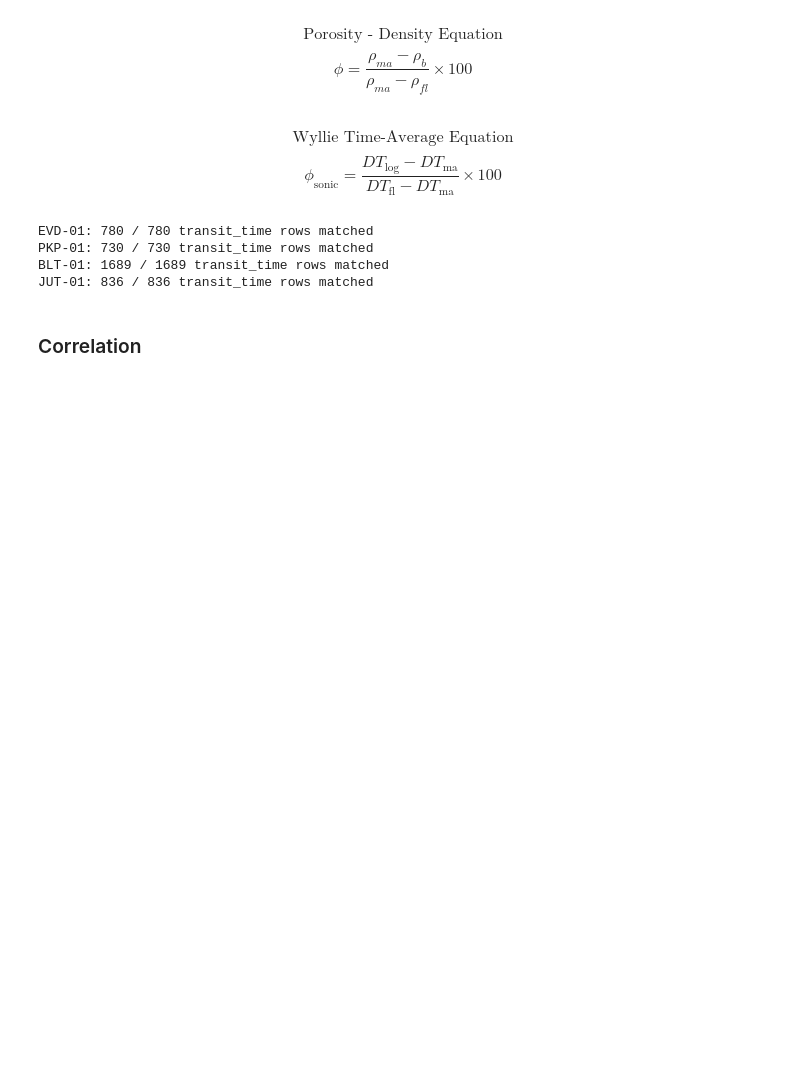
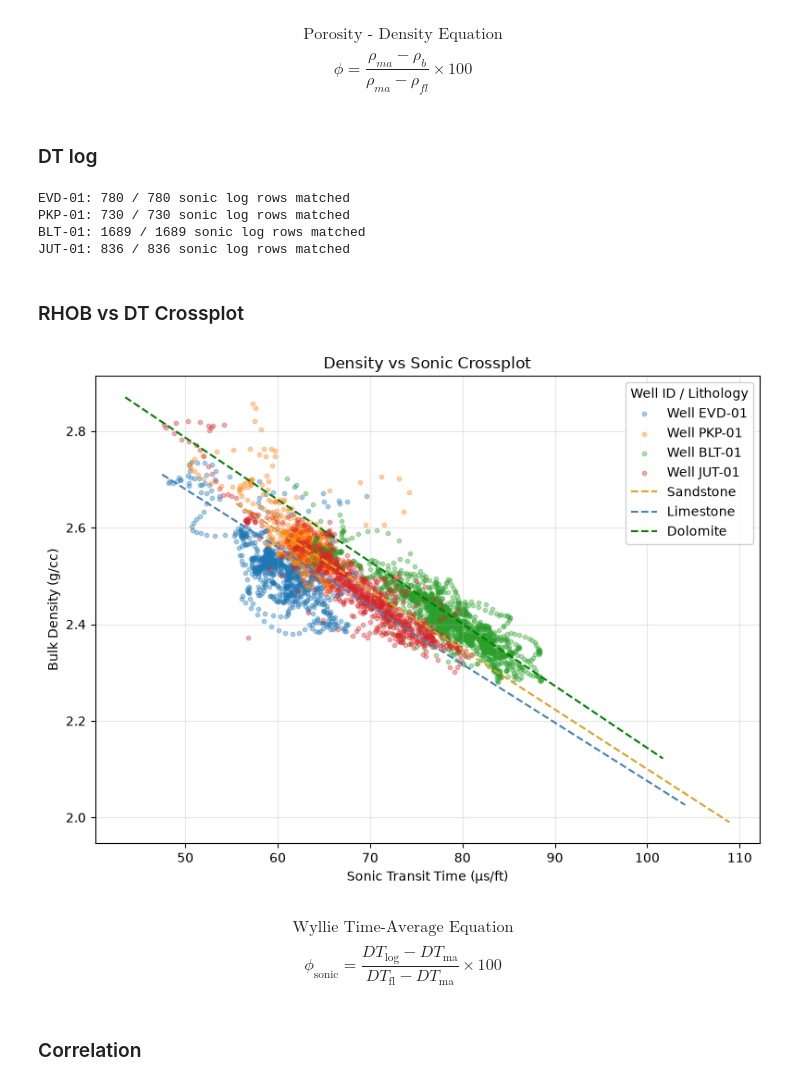
Before and after one commit to sadaraka-kadi/probable-eureka, a Jupyter notebook: notebooks/01_data_exploration.ipynb, the cells around one changed output. Drawn from its saved outputs; the diff is of its cells as text; code cells hidden in the pictures; blank space fills up the shorter version.

```diff
--- a/notebooks/01_data_exploration.ipynb
+++ b/notebooks/01_data_exploration.ipynb
@@ -441,13 +459,10 @@ df['rhob_porosity_pct'] = (
 # %% [markdown]
-$$\text{Wyllie Time-Average Equation}$$
-$$\phi_{\text{sonic}} = \frac{DT_{\text{log}} - DT_{\text{ma}}}{DT_{\text{fl}} - DT_{\text{ma}}} \times 100$$
+### DT log
 # %%
-# Transfer DT log from las to target_lithologies -- merge on GR value (not position),
-# since GR and DT come from the same LAS rows and GR is already correctly matched.
-df["transit_time"] = np.nan
+df["sonic_us_ft"] = np.nan
 
 for well in well_list:
-    las = dfs_las[well]  # already has MD_m and standardized DTC column from cells 3-5
+    las = dfs_las[well]
     depth_col = "MD_m"
     dt_col = "DTC"
 
@@ -459,17 +474,61 @@ for well in well_list:
     subset = subset.dropna(subset=["GR", dt_col])
 
     merged = df[mask].reset_index().merge(
-        subset[["GR", dt_col]].rename(columns={"GR": "gamma_ray_api", dt_col: "transit_time_new"}),
+        subset[["GR", dt_col]].rename(columns={"GR": "gamma_ray_api", dt_col: "sonic_us_ft_new"}),
         on="gamma_ray_api", how="left"
     ).drop_duplicates(subset="index").set_index("index")
 
-    n_matched = merged["transit_time_new"].notna().sum()
-    print(f"{well}: {n_matched} / {mask.sum()} transit_time rows matched")
+    n_matched = merged["sonic_us_ft_new"].notna().sum()
+    print(f"{well}: {n_matched} / {mask.sum()} sonic log rows matched")
 
-    df.loc[merged.index, "transit_time"] = merged["transit_time_new"]
+    df.loc[merged.index, "sonic_us_ft"] = merged["sonic_us_ft_new"]
 # %% [output]
-EVD-01: 780 / 780 transit_time rows matched
-PKP-01: 730 / 730 transit_time rows matched
-BLT-01: 1689 / 1689 transit_time rows matched
-JUT-01: 836 / 836 transit_time rows matched
+EVD-01: 780 / 780 sonic log rows matched
+PKP-01: 730 / 730 sonic log rows matched
+BLT-01: 1689 / 1689 sonic log rows matched
+JUT-01: 836 / 836 sonic log rows matched
+# %% [markdown]
+### RHOB vs DT Crossplot
+# %%
+fig, ax = plt.subplots(figsize=(8, 6))
+
+for i, well_id in enumerate(well_list):
+    well_df = df[df["well_id"] == well_id]
+    if well_df["sonic_us_ft"].notna().any() and well_df["bulk_density_gcc"].notna().any():
+        ax.scatter(
+            well_df["sonic_us_ft"],
+            well_df["bulk_density_gcc"],
+            alpha=0.35,
+            s=10,
+            color=colors[i % len(colors)],
+            label=f"Well {well_id}"
+        )
+
+# --- Lithology lines using Wyllie time-average + density equations ---
+# matrix transit times (us/ft) and matrix densities (g/cc) for common lithologies
+lithologies = {
+    "Sandstone": {"dt_ma": 55.5, "rho_ma": 2.65, "color": "goldenrod"},
+    "Limestone": {"dt_ma": 47.5, "rho_ma": 2.71, "color": "steelblue"},
+    "Dolomite":  {"dt_ma": 43.5, "rho_ma": 2.87, "color": "green"},
+}
+dt_fl, rho_fl = 189, 1.0  # fluid transit time (us/ft) and density (g/cc)
+
+phi = np.linspace(0, 0.40, 50)  # fractional porosity, 0-40%
+for name, props in lithologies.items():
+    dt_line = phi * dt_fl + (1 - phi) * props["dt_ma"]
+    rho_line = props["rho_ma"] - phi * (props["rho_ma"] - rho_fl)
+    ax.plot(dt_line, rho_line, linestyle="--", color=props["color"], label=name, zorder=4)
+
+ax.set_xlabel("Sonic Transit Time (µs/ft)")
+ax.set_ylabel("Bulk Density (g/cc)")
+ax.set_title("Density vs Sonic Crossplot")
+ax.grid(True, alpha=0.3)
+ax.legend(title="Well ID / Lithology", loc="best", framealpha=0.9)
+plt.tight_layout()
+plt.show()
+# %% [output]
+[figure, added]
+# %% [markdown]
+$$\text{Wyllie Time-Average Equation}$$
+$$\phi_{\text{sonic}} = \frac{DT_{\text{log}} - DT_{\text{ma}}}{DT_{\text{fl}} - DT_{\text{ma}}} \times 100$$
 # %%
```
Also changed, not shown: parts of 20 cells of this notebook.
